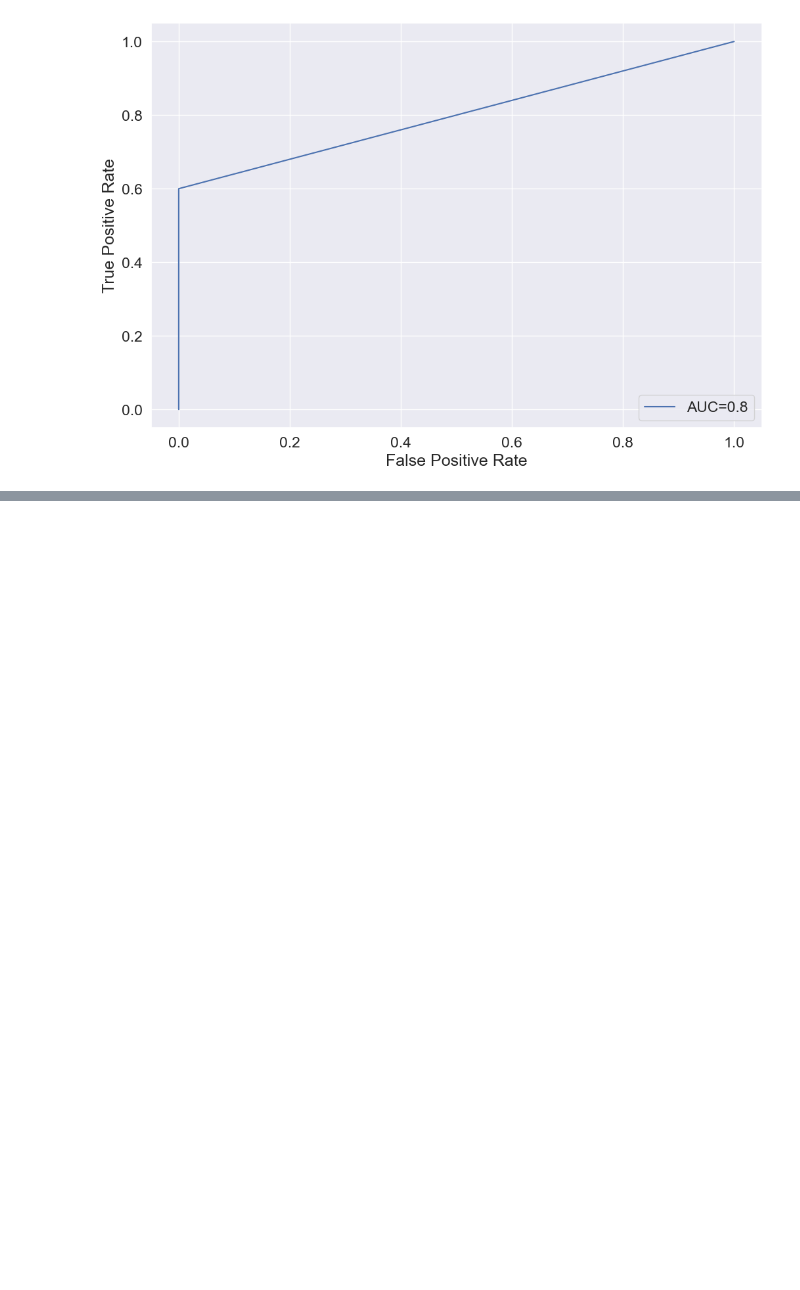
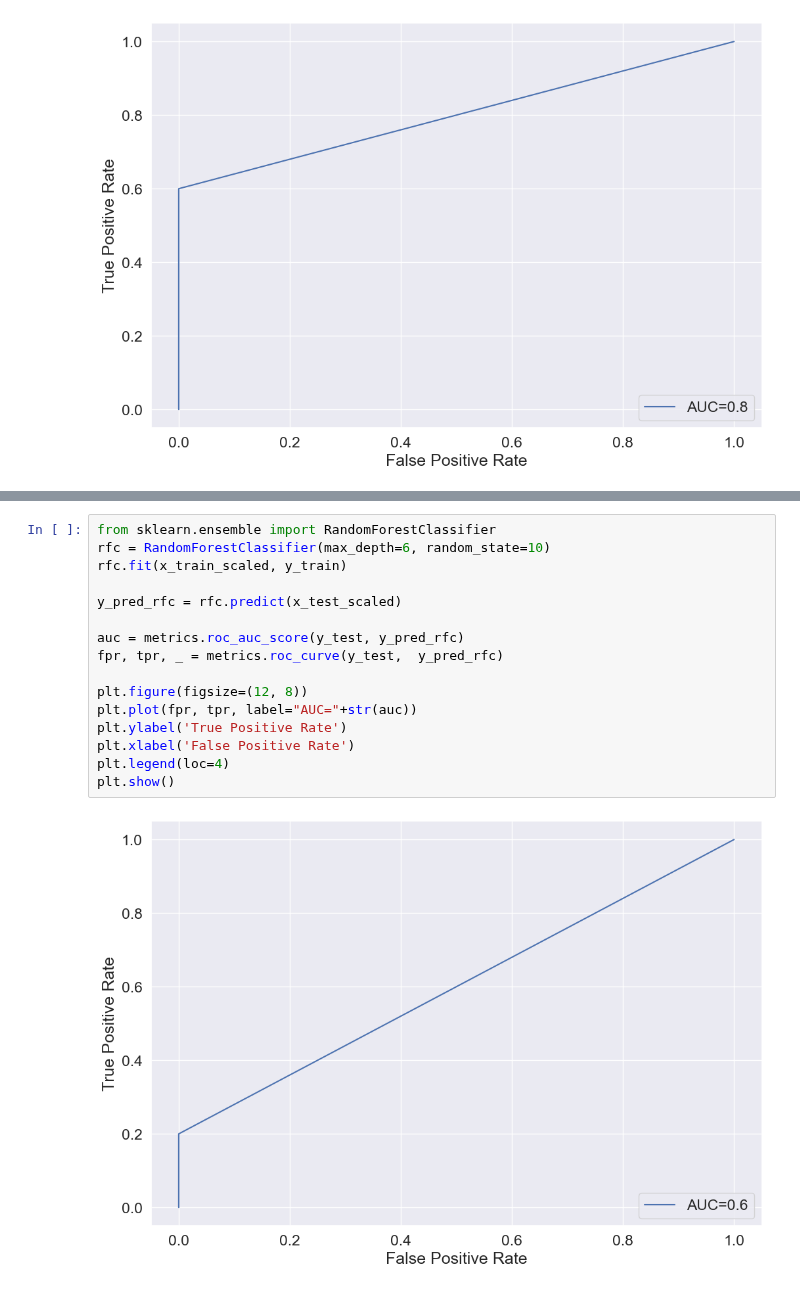
Before and after one commit to n8fury/MVP_Predictor-T20_Mens_Worldcup_2022, a Jupyter notebook: Notebooks/models.ipynb, the cells around one changed output, grey strips where cells are left out. Drawn from its saved outputs; the diff is of its cells as text; blank space fills up the shorter version.

```diff
--- a/Notebooks/models.ipynb
+++ b/Notebooks/models.ipynb
@@ -485,0 +561,18 @@ plt.show()
+# %%
+from sklearn.ensemble import RandomForestClassifier
+rfc = RandomForestClassifier(max_depth=6, random_state=10)
+rfc.fit(x_train_scaled, y_train)
+
+y_pred_rfc = rfc.predict(x_test_scaled)
+
+auc = metrics.roc_auc_score(y_test, y_pred_rfc)
+fpr, tpr, _ = metrics.roc_curve(y_test,  y_pred_rfc)
+
+plt.figure(figsize=(12, 8))
+plt.plot(fpr, tpr, label="AUC="+str(auc))
+plt.ylabel('True Positive Rate')
+plt.xlabel('False Positive Rate')
+plt.legend(loc=4)
+plt.show()
+# %% [output]
+[figure, added]
```
Also changed, not shown: parts of 11 cells of this notebook.
